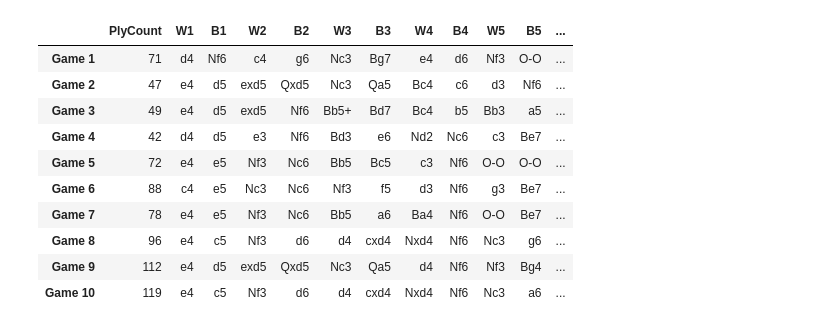
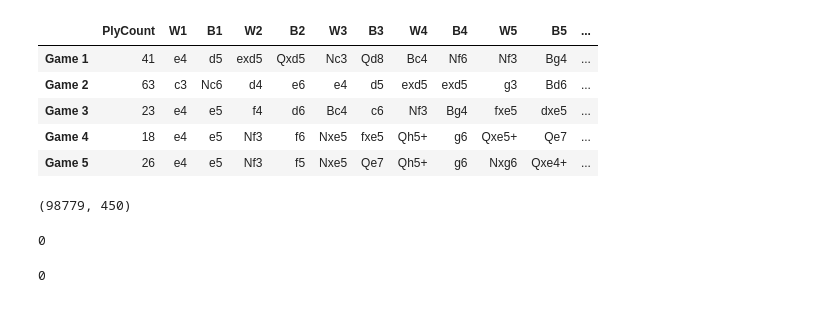
Before and after one commit to Abe-Borg/BradleyChess, a Jupyter notebook: src/Misc Code Testing.ipynb, the cells around one changed output. Cells and saved outputs as stored; diff of their text form; code cells hidden in the pictures.

Commit message:
pgn to df part 35 done

```diff
--- a/src/Misc Code Testing.ipynb
+++ b/src/Misc Code Testing.ipynb
@@ -3,6 +3,3 @@ import game_settings
 import pandas as pd
 # %%
 chess_data = pd.read_pickle(game_settings.chess_games_filepath_part_1, compression = 'zip')
-# %%
-chess_data = chess_data[chess_data['PlyCount'] >= 200]
-chess_data.head()
@@ -16,2 +5,0 @@ chess_data.head()
-# %%
-chess_data = pd.read_pickle(game_settings.imman_agent_q_table_path, compression = 'zip')
@@ -34,16 +6,17 @@ unique_chess_moves_list = pd.read_pickle(game_settings.unique_chess_moves_list_p
-# %%
-chess_data = pd.read_pickle(game_settings.chess_games_filepath_part_73, compression = 'zip')
 # %%
-chess_data.head(10)
+chess_data.head()
 # %% [output]
 |  | PlyCount | W1 | B1 | W2 | B2 | W3 | B3 | W4 | B4 | W5 | B5 | ... |
-| Game 1 | 71 | d4 | Nf6 | c4 | g6 | Nc3 | Bg7 | e4 | d6 | Nf3 | O-O | ... |
-| Game 2 | 47 | e4 | d5 | exd5 | Qxd5 | Nc3 | Qa5 | Bc4 | c6 | d3 | Nf6 | ... |
-| Game 3 | 49 | e4 | d5 | exd5 | Nf6 | Bb5+ | Bd7 | Bc4 | b5 | Bb3 | a5 | ... |
-| Game 4 | 42 | d4 | d5 | e3 | Nf6 | Bd3 | e6 | Nd2 | Nc6 | c3 | Be7 | ... |
-| Game 5 | 72 | e4 | e5 | Nf3 | Nc6 | Bb5 | Bc5 | c3 | Nf6 | O-O | O-O | ... |
-| Game 6 | 88 | c4 | e5 | Nc3 | Nc6 | Nf3 | f5 | d3 | Nf6 | g3 | Be7 | ... |
-| Game 7 | 78 | e4 | e5 | Nf3 | Nc6 | Bb5 | a6 | Ba4 | Nf6 | O-O | Be7 | ... |
-| Game 8 | 96 | e4 | c5 | Nf3 | d6 | d4 | cxd4 | Nxd4 | Nf6 | Nc3 | g6 | ... |
-| Game 9 | 112 | e4 | d5 | exd5 | Qxd5 | Nc3 | Qa5 | d4 | Nf6 | Nf3 | Bg4 | ... |
-| Game 10 | 119 | e4 | c5 | Nf3 | d6 | d4 | cxd4 | Nxd4 | Nf6 | Nc3 | a6 | ... |
+| Game 1 | 41 | e4 | d5 | exd5 | Qxd5 | Nc3 | Qd8 | Bc4 | Nf6 | Nf3 | Bg4 | ... |
+| Game 2 | 63 | c3 | Nc6 | d4 | e6 | e4 | d5 | exd5 | exd5 | g3 | Bd6 | ... |
+| Game 3 | 23 | e4 | e5 | f4 | d6 | Bc4 | c6 | Nf3 | Bg4 | fxe5 | dxe5 | ... |
+| Game 4 | 18 | e4 | e5 | Nf3 | f6 | Nxe5 | fxe5 | Qh5+ | g6 | Qxe5+ | Qe7 | ... |
+| Game 5 | 26 | e4 | e5 | Nf3 | f5 | Nxe5 | Qe7 | Qh5+ | g6 | Nxg6 | Qxe4+ | ... |
+# %%
+chess_data.shape
+# %% [output]
+(98779, 450)
+# %%
+print(chess_data['PlyCount'].isnull().sum())
+# %% [output]
+0
@@ -49,0 +26,4 @@ chess_data.head(10)
+# %%
+print(count_over_400)
+# %% [output]
+0
```
Also changed, not shown: parts of 6 cells of this notebook, 7 other files.
